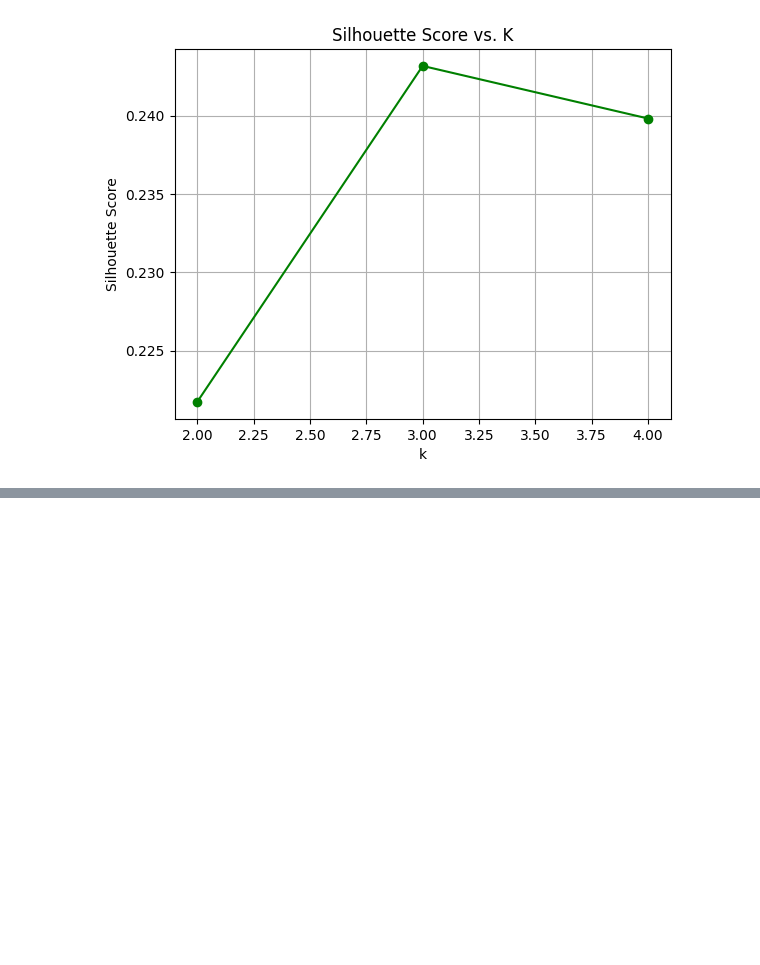
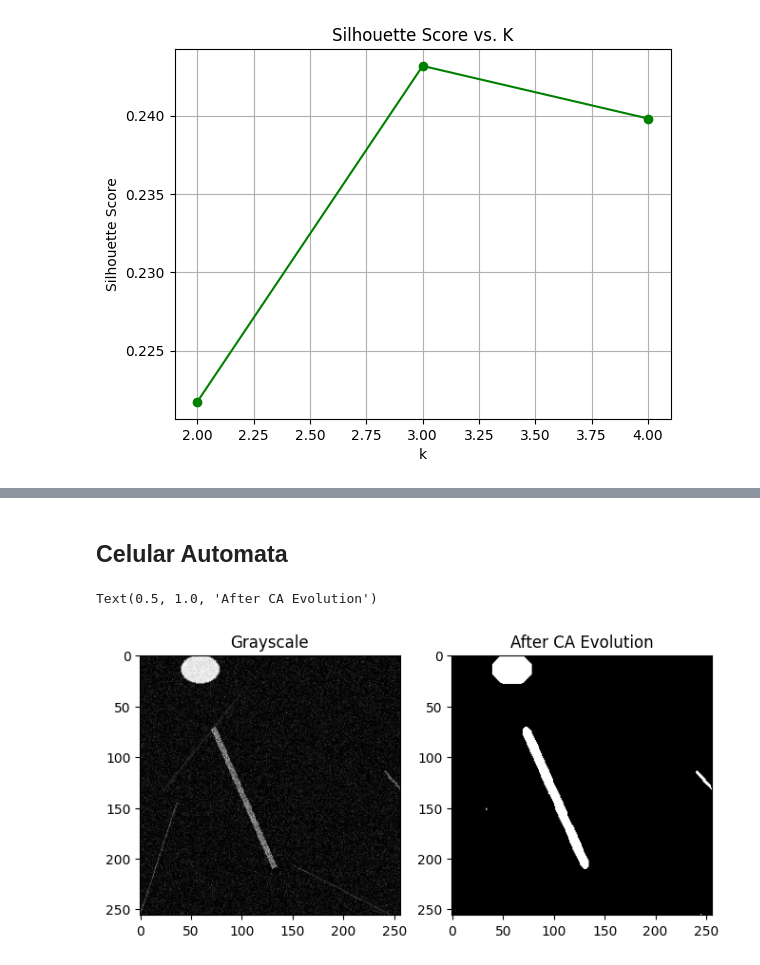
Before and after one commit to bogdan-miron/olimpiada-nationala-ai-cluj-team-2025, a Jupyter notebook: solutii/solutie_alex/Solutie.ipynb, the cells around one changed output, grey strips where cells are left out. Drawn from its saved outputs; the diff is of its cells as text; code cells hidden in the pictures; blank space fills up the shorter version.

```diff
--- a/solutii/solutie_alex/Solutie.ipynb
+++ b/solutii/solutie_alex/Solutie.ipynb
@@ -127,0 +187,48 @@ k=4 | Inertia=138200.17 | Silhouette=0.240
+# %% [markdown]
+## Celular Automata
+# %%
+import cv2
+import numpy as np
+import matplotlib.pyplot as plt
+
+image = cv2.imread("../../images2/image_00000.png")
+gray = cv2.cvtColor(image, cv2.COLOR_BGR2GRAY)
+
+_, binary = cv2.threshold(gray, 50, 1, cv2.THRESH_BINARY)
+
+# Cellular Automaton logic
+def apply_ca_step(binary_img):
+    new_img = binary_img.copy()
+    height, width = binary_img.shape
+    for y in range(1, height-1):
+        for x in range(1, width-1):
+            # Count neighbors
+            neighborhood = binary_img[y-1:y+2, x-1:x+2]
+            count = np.sum(neighborhood) - binary_img[y, x]
+
+            # Rule: survive if enough neighbors, else die
+            if binary_img[y, x] == 1:
+                if count < 2:
+                    new_img[y, x] = 0
+            else:
+                if count >= 4:
+                    new_img[y, x] = 1
+    return new_img
+
+# Step 3: Evolve CA for a few steps
+ca_result = binary.copy()
+for i in range(5):  # 3–10 iterations work well
+    ca_result = apply_ca_step(ca_result)
+
+# Step 6: Show results
+plt.figure(figsize=(12,6))
+plt.subplot(1, 3, 1)
+plt.imshow(gray, cmap='gray')
+plt.title("Grayscale")
+
+plt.subplot(1, 3, 2)
+plt.imshow(ca_result, cmap='gray')
+plt.title("After CA Evolution")
+# %% [output]
+Text(0.5, 1.0, 'After CA Evolution')
+[figure, added]
```
Also changed, not shown: parts of 5 cells of this notebook.
